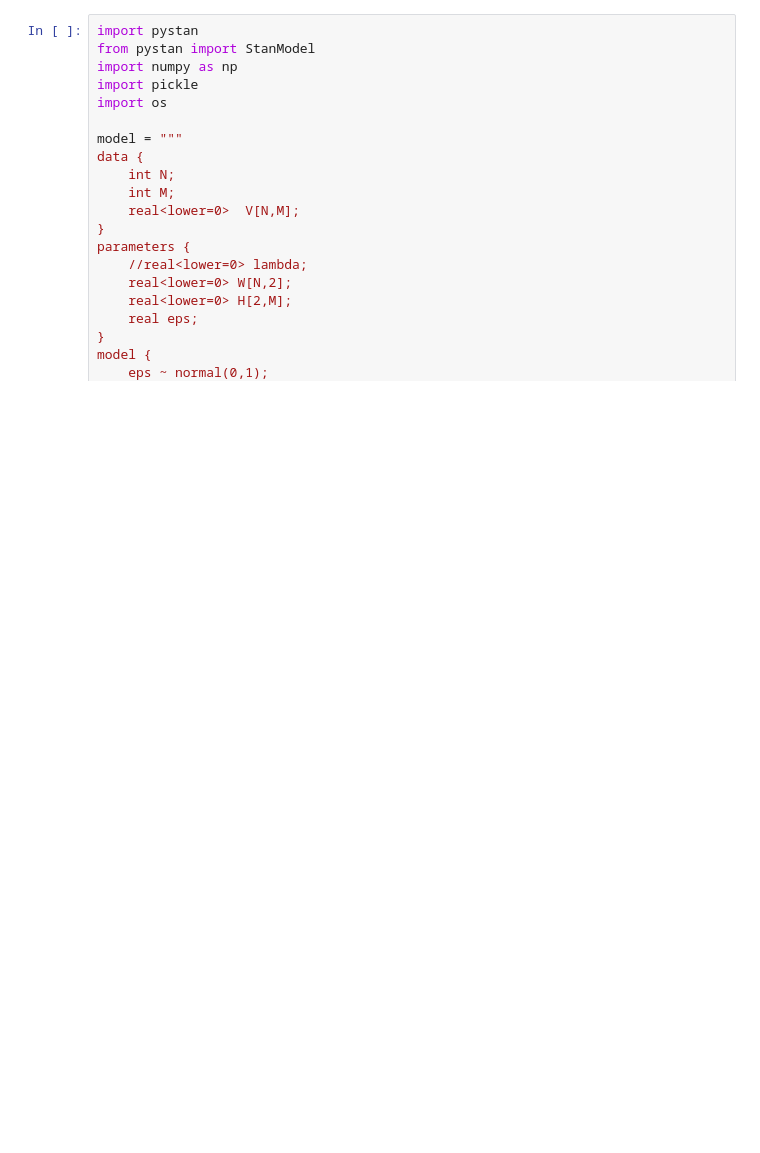
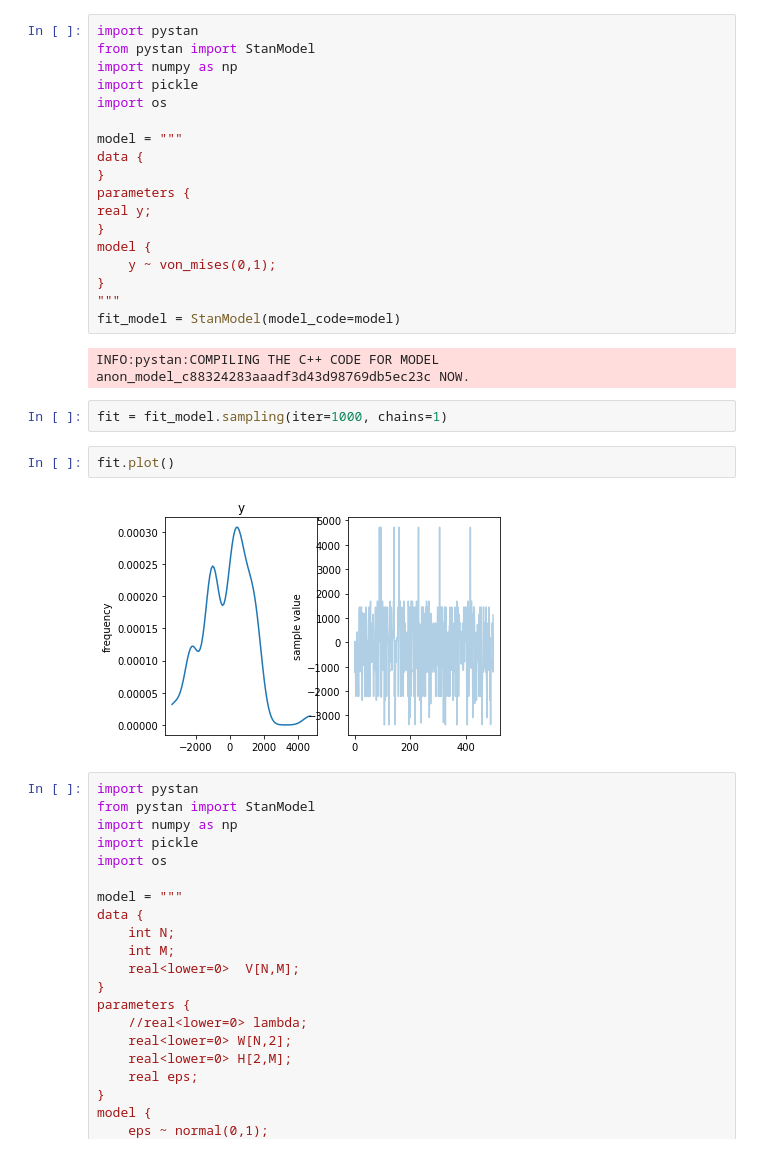
Before and after one commit to mbarsbey/cmpe548project, a Jupyter notebook: stan.ipynb, the cells around one changed output. Cells and saved outputs as stored; diff of their text form; blank space fills up the shorter version.

Commit message:
visualisations added

```diff
--- a/stan.ipynb
+++ b/stan.ipynb
@@ -1,3 +1,29 @@
+# %%
+import pystan
+from pystan import StanModel
+import numpy as np
+import pickle
+import os
+
+model = """
+data {
+}
+parameters {
+real y;
+}
+model {
+    y ~ von_mises(0,1);
+}
+"""
+fit_model = StanModel(model_code=model)
+# %% [output]
+INFO:pystan:COMPILING THE C++ CODE FOR MODEL anon_model_c88324283aaadf3d43d98769db5ec23c NOW.
+# %%
+fit = fit_model.sampling(iter=1000, chains=1)
+# %%
+fit.plot()
+# %% [output]
+[figure, added]
 # %%
 import pystan
 from pystan import StanModel
```
Also changed, not shown: parts of 4 cells of this notebook, 2 other files.
